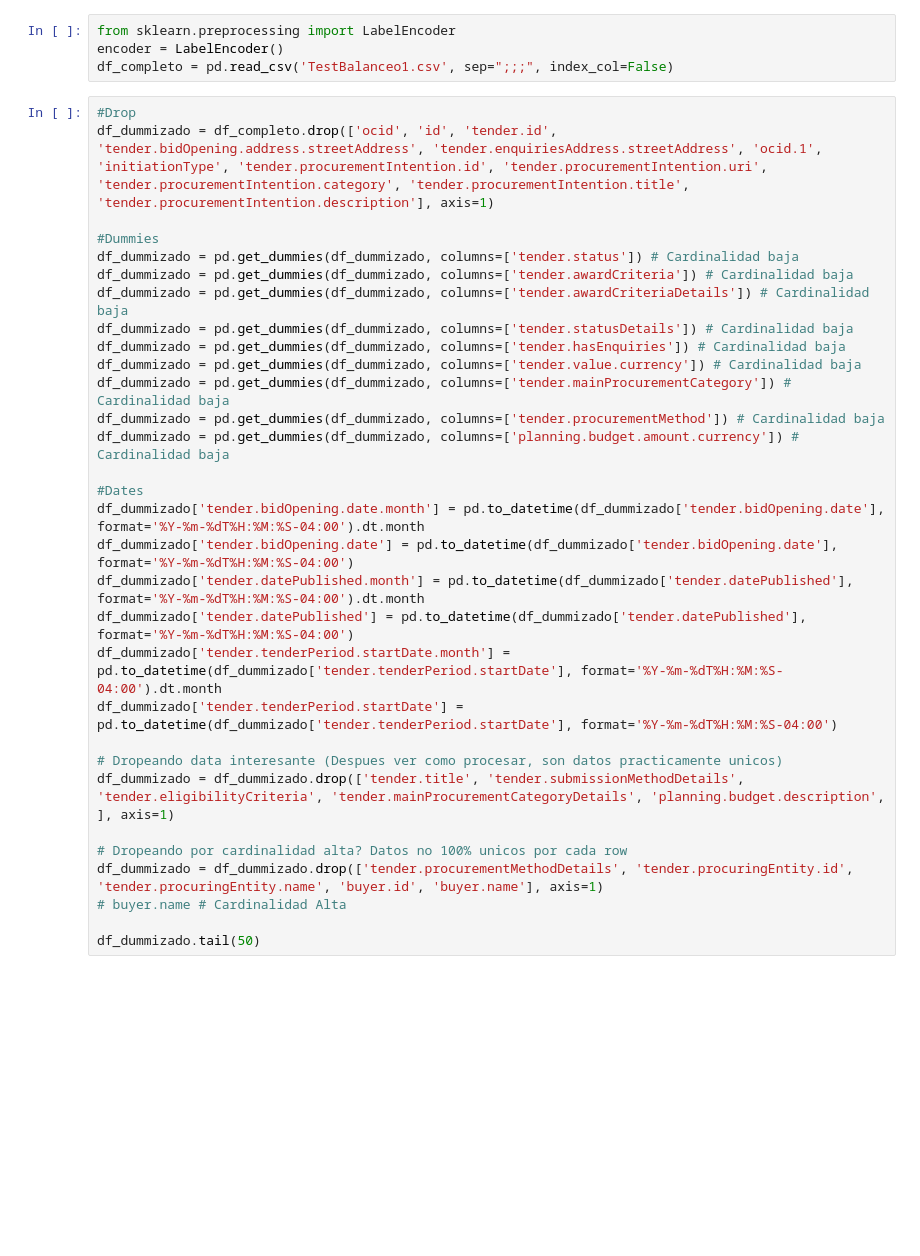
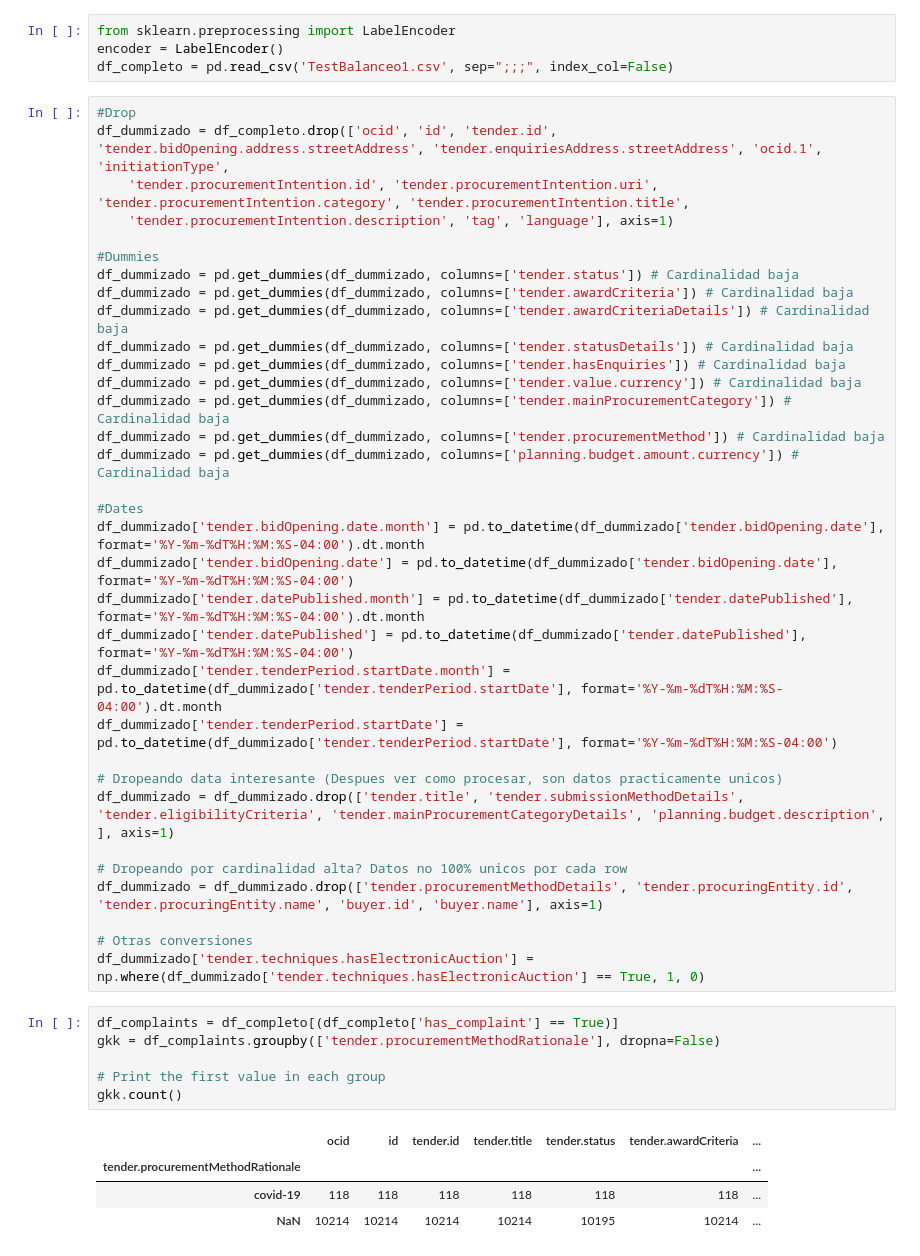
Before and after one commit to davinun99/tesis-model, a Jupyter notebook: TestBalancing.ipynb, the cells around one changed output. Drawn from its saved outputs; the diff is of its cells as text; blank space fills up the shorter version.

Commit message:
preprocessing ordenado y con np where

```diff
--- a/TestBalancing.ipynb
+++ b/TestBalancing.ipynb
@@ -11,7 +13,9 @@ encoder = LabelEncoder()
 df_completo = pd.read_csv('TestBalanceo1.csv', sep=";;;", index_col=False)
 # %%
 #Drop
-df_dummizado = df_completo.drop(['ocid', 'id', 'tender.id', 'tender.bidOpening.address.streetAddress', 'tender.enquiriesAddress.streetAddress', 'ocid.1', 'initiationType', 'tender.procurementIntention.id', 'tender.procurementIntention.uri', 'tender.procurementIntention.category', 'tender.procurementIntention.title', 'tender.procurementIntention.description'], axis=1)
+df_dummizado = df_completo.drop(['ocid', 'id', 'tender.id', 'tender.bidOpening.address.streetAddress', 'tender.enquiriesAddress.streetAddress', 'ocid.1', 'initiationType',
+    'tender.procurementIntention.id', 'tender.procurementIntention.uri', 'tender.procurementIntention.category', 'tender.procurementIntention.title',
+    'tender.procurementIntention.description', 'tag', 'language'], axis=1)
 
 #Dummies
 df_dummizado = pd.get_dummies(df_dummizado, columns=['tender.status']) # Cardinalidad baja
@@ -37,6 +41,17 @@ df_dummizado = df_dummizado.drop(['tender.title', 'tender.submissionMethodDetail
 
 # Dropeando por cardinalidad alta? Datos no 100% unicos por cada row
 df_dummizado = df_dummizado.drop(['tender.procurementMethodDetails', 'tender.procuringEntity.id', 'tender.procuringEntity.name', 'buyer.id', 'buyer.name'], axis=1)
-# buyer.name # Cardinalidad Alta
 
-df_dummizado.tail(50)
+# Otras conversiones
+df_dummizado['tender.techniques.hasElectronicAuction'] = np.where(df_dummizado['tender.techniques.hasElectronicAuction'] == True, 1, 0)
+# %%
+df_complaints = df_completo[(df_completo['has_complaint'] == True)]
+gkk = df_complaints.groupby(['tender.procurementMethodRationale'], dropna=False)
+
+# Print the first value in each group
+gkk.count()
+# %% [output]
+|  | ocid | id | tender.id | tender.title | tender.status | tender.awardCriteria | ... |
+| tender.procurementMethodRationale |  |  |  |  |  |  | ... |
+| covid-19 | 118 | 118 | 118 | 118 | 118 | 118 | ... |
+| NaN | 10214 | 10214 | 10214 | 10214 | 10195 | 10214 | ... |
```
Also changed, not shown: parts of 3 cells of this notebook.
